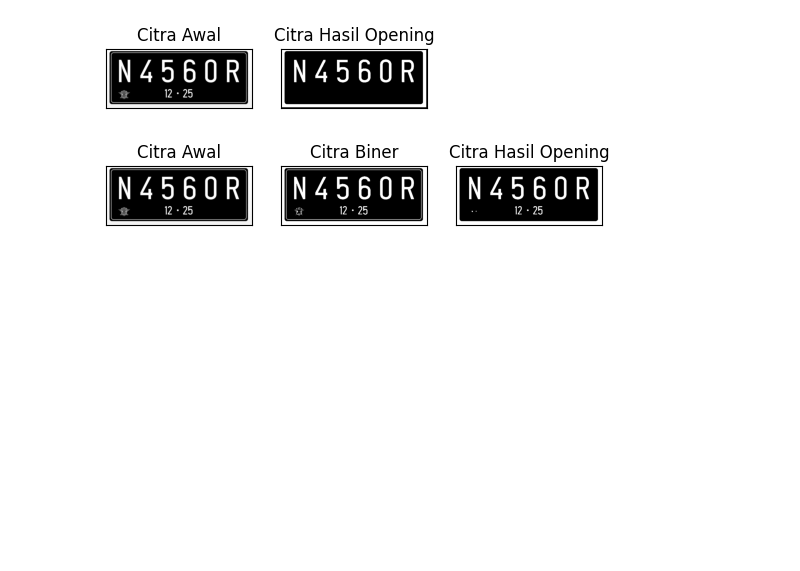
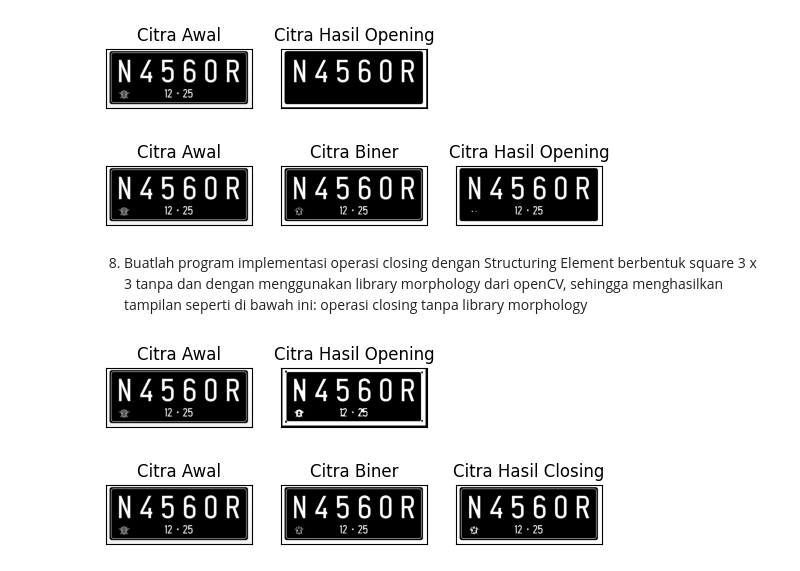
Before and after one commit to Ratnasari124/PCVK_RATNASARI_2024, a Jupyter notebook: week9.ipynb, the cells around one changed output. Drawn from its saved outputs; the diff is of its cells as text; code cells hidden in the pictures; blank space fills up the shorter version.

```diff
--- a/week9.ipynb
+++ b/week9.ipynb
@@ -245,3 +223,37 @@ plt.xticks([]), plt.yticks([])
 plt.show()
 # %% [output]
 [figure]
+# %% [markdown]
+8. Buatlah program implementasi operasi closing dengan Structuring Element berbentuk
+square 3 x 3 tanpa dan dengan menggunakan library morphology dari openCV,
+sehingga menghasilkan tampilan seperti di bawah ini:
+operasi closing tanpa library morphology
+# %%
+img_c = cv2.imread('/content/drive/MyDrive/ratna/images/plat.PNG', 0) #
+
+retc, threshc = cv2.threshold(img_o, 127, 225, cv2.THRESH_BINARY)
+k=7
+imgC = erosi_citra(dilasi_citra(threshc, k), k)
+
+plt.subplot(131), plt.imshow(img_c, cmap= 'gray'), plt.title('Citra Awal')
+plt.xticks([]), plt.yticks([])
+plt.subplot(132), plt.imshow(imgC, cmap='gray'), plt.title('Citra Hasil Opening')
+plt.xticks([]), plt.yticks([])
+plt.show()
+# %% [output]
+[figure, added]
+# %%
+img = cv2.imread('/content/drive/MyDrive/ratna/images/plat.PNG', 0)
+ret, thresh = cv2.threshold(img, 127, 225, cv2.THRESH_BINARY)
+kernel = np.ones((3,3), np.uint8)
+close = cv2.morphologyEx(thresh, cv2.MORPH_CLOSE, kernel)
+
+plt.subplot(131), plt.imshow(img, cmap = 'gray'), plt.title('Citra Awal')
+plt.xticks([]), plt.yticks([])
+plt.subplot(132), plt.imshow(thresh, cmap = 'gray'), plt.title('Citra Biner')
+plt.xticks([]), plt.yticks([])
+plt.subplot(133), plt.imshow(close, cmap = 'gray'), plt.title('Citra Hasil Closing')
+plt.xticks([]), plt.yticks([])
+plt.show()
+# %% [output]
+[figure, added]
```
Also changed, not shown: parts of 6 cells of this notebook.
